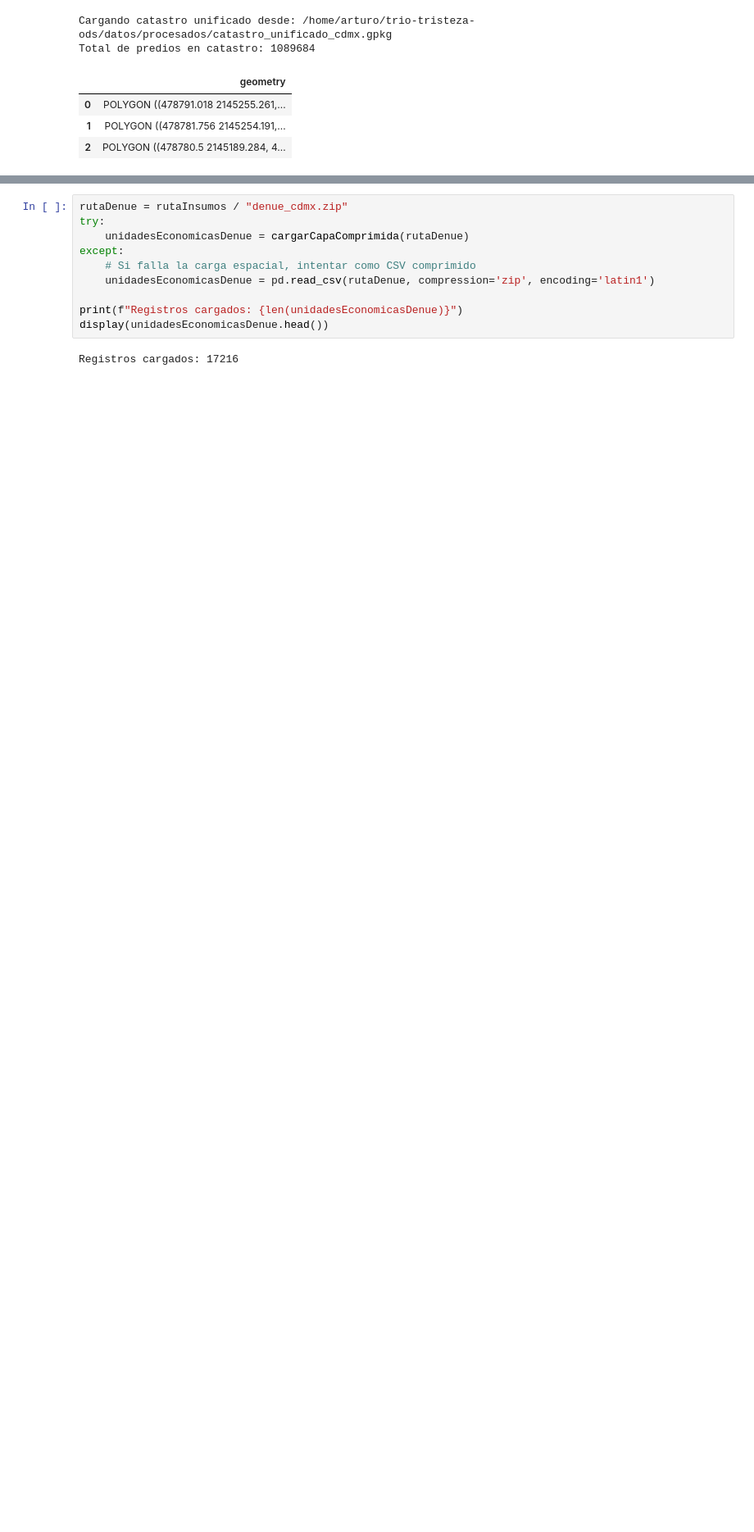
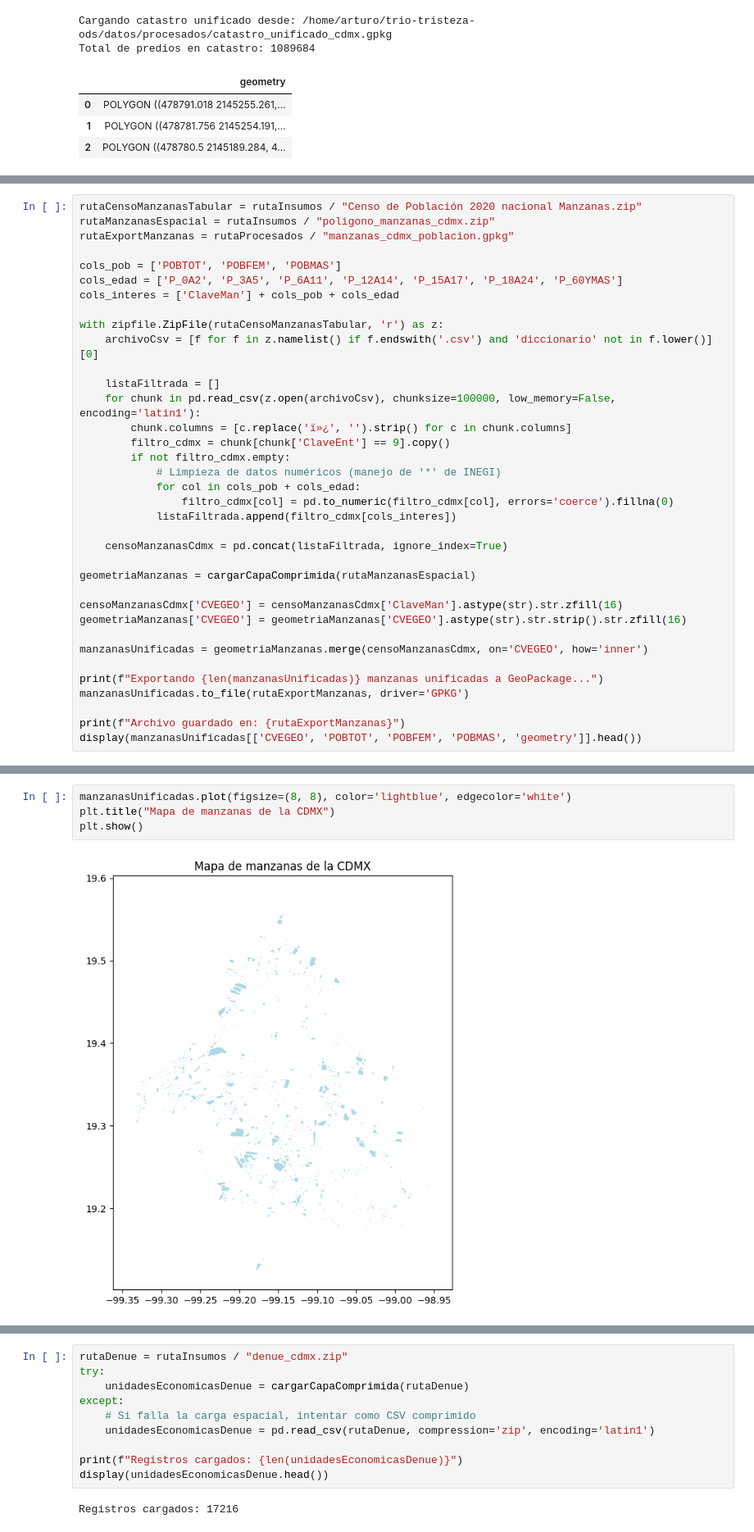
Before and after one commit to trio-tristeza/hackods-unam, a Jupyter notebook: notebooks/carga_insumos.ipynb, the cells around one changed output, grey strips where cells are left out. Shown at 82% size. Cells and saved outputs as stored; diff of their text form; blank space fills up the shorter version.

Commit message:
datos: se modifica notebook para la exportacion de gpkg de manzanas con población cdmx

```diff
--- a/notebooks/carga_insumos.ipynb
+++ b/notebooks/carga_insumos.ipynb
@@ -129,0 +135,36 @@ plt.show()
+# %%
+rutaCensoManzanasTabular = rutaInsumos / "Censo de Población 2020 nacional Manzanas.zip"
+rutaManzanasEspacial = rutaInsumos / "poligono_manzanas_cdmx.zip"
+rutaExportManzanas = rutaProcesados / "manzanas_cdmx_poblacion.gpkg"
+
+cols_pob = ['POBTOT', 'POBFEM', 'POBMAS']
+cols_edad = ['P_0A2', 'P_3A5', 'P_6A11', 'P_12A14', 'P_15A17', 'P_18A24', 'P_60YMAS']
+cols_interes = ['ClaveMan'] + cols_pob + cols_edad
+
+with zipfile.ZipFile(rutaCensoManzanasTabular, 'r') as z:
+    archivoCsv = [f for f in z.namelist() if f.endswith('.csv') and 'diccionario' not in f.lower()][0]
+
+    listaFiltrada = []
+    for chunk in pd.read_csv(z.open(archivoCsv), chunksize=100000, low_memory=False, encoding='latin1'):
+        chunk.columns = [c.replace('ï»¿', '').strip() for c in chunk.columns]
+        filtro_cdmx = chunk[chunk['ClaveEnt'] == 9].copy()
+        if not filtro_cdmx.empty:
+            # Limpieza de datos numéricos (manejo de '*' de INEGI)
+            for col in cols_pob + cols_edad:
+                filtro_cdmx[col] = pd.to_numeric(filtro_cdmx[col], errors='coerce').fillna(0)
+            listaFiltrada.append(filtro_cdmx[cols_interes])
+
+    censoManzanasCdmx = pd.concat(listaFiltrada, ignore_index=True)
+
+geometriaManzanas = cargarCapaComprimida(rutaManzanasEspacial)
+
+censoManzanasCdmx['CVEGEO'] = censoManzanasCdmx['ClaveMan'].astype(str).str.zfill(16)
+geometriaManzanas['CVEGEO'] = geometriaManzanas['CVEGEO'].astype(str).str.strip().str.zfill(16)
+
+manzanasUnificadas = geometriaManzanas.merge(censoManzanasCdmx, on='CVEGEO', how='inner')
+
+print(f"Exportando {len(manzanasUnificadas)} manzanas unificadas a GeoPackage...")
+manzanasUnificadas.to_file(rutaExportManzanas, driver='GPKG')
+
+print(f"Archivo guardado en: {rutaExportManzanas}")
+display(manzanasUnificadas[['CVEGEO', 'POBTOT', 'POBFEM', 'POBMAS', 'geometry']].head())
@@ -130 +180,7 @@ plt.show()
+# %%
+manzanasUnificadas.plot(figsize=(8, 8), color='lightblue', edgecolor='white')
+plt.title("Mapa de manzanas de la CDMX")
+plt.show()
+# %% [output]
+[figure, added]
 # %% [markdown]
```
Also changed, not shown: parts of 4 cells of this notebook, 1 other file.
